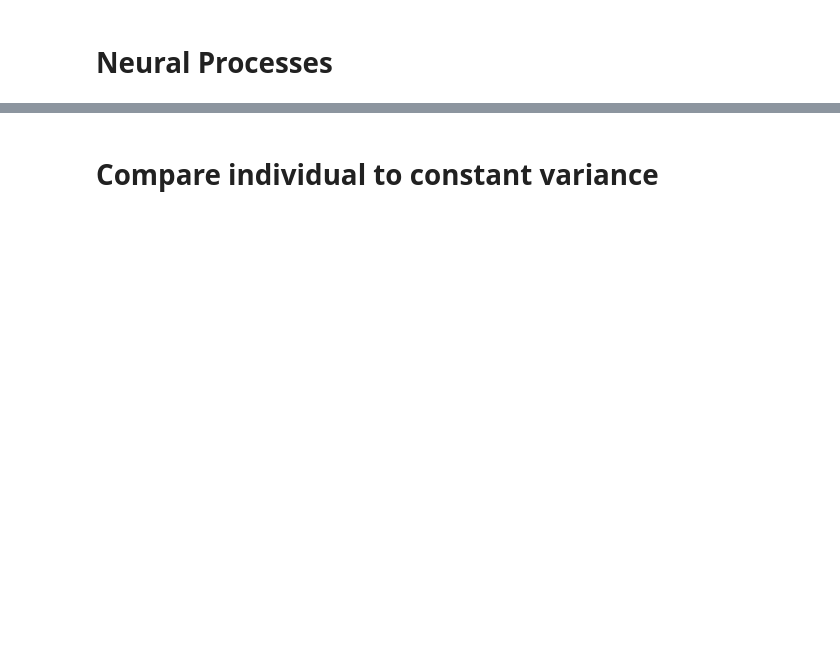
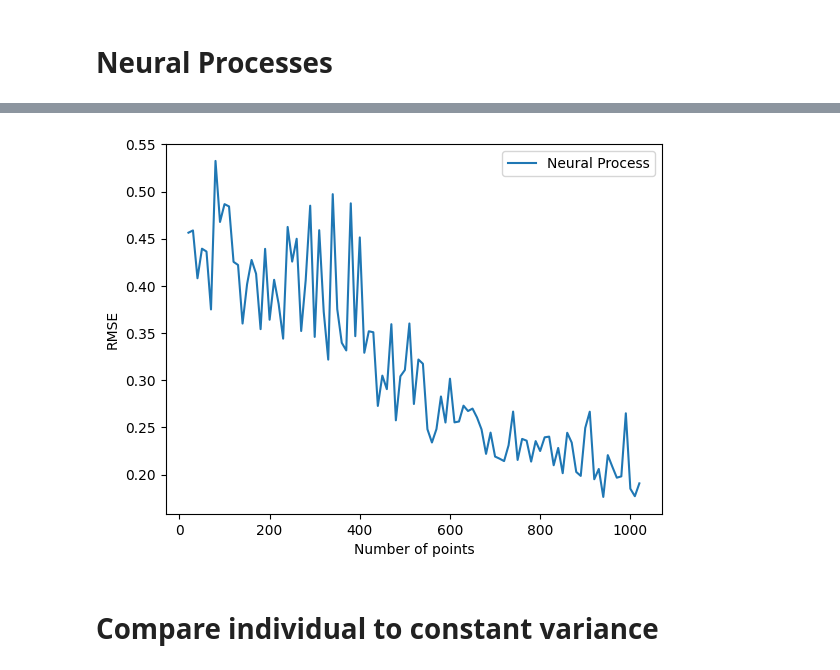
Before and after one commit to Zelos1/UDL_Repo, a Jupyter notebook: VI_Torch.ipynb, the cells around one changed output, grey strips where cells are left out. Drawn from its saved outputs; the diff is of its cells as text; code cells hidden in the pictures; blank space fills up the shorter version.

```diff
--- a/VI_Torch.ipynb
+++ b/VI_Torch.ipynb
@@ -678,11 +647,13 @@ KeyboardInterrupt:
 # %%
-res = np.load('./vi_results/0np_local.npy')
+res = np.load('./vi_results/np_results.npy')
 steps = list(range(20, 20 + acquired_points * acquisition_times + 1, acquired_points))
 plt.plot(steps, res, label="Neural Process")
 plt.xlabel("Number of points")
 plt.ylabel("RMSE")
 plt.legend()
 plt.savefig("./vi_results/np_acq_plot.svg")
+# %% [output]
+[figure, added]
 # %% [markdown]
 # Compare individual to constant variance
 # %%
```
Also changed, not shown: parts of 18 cells of this notebook, 4 other files.
